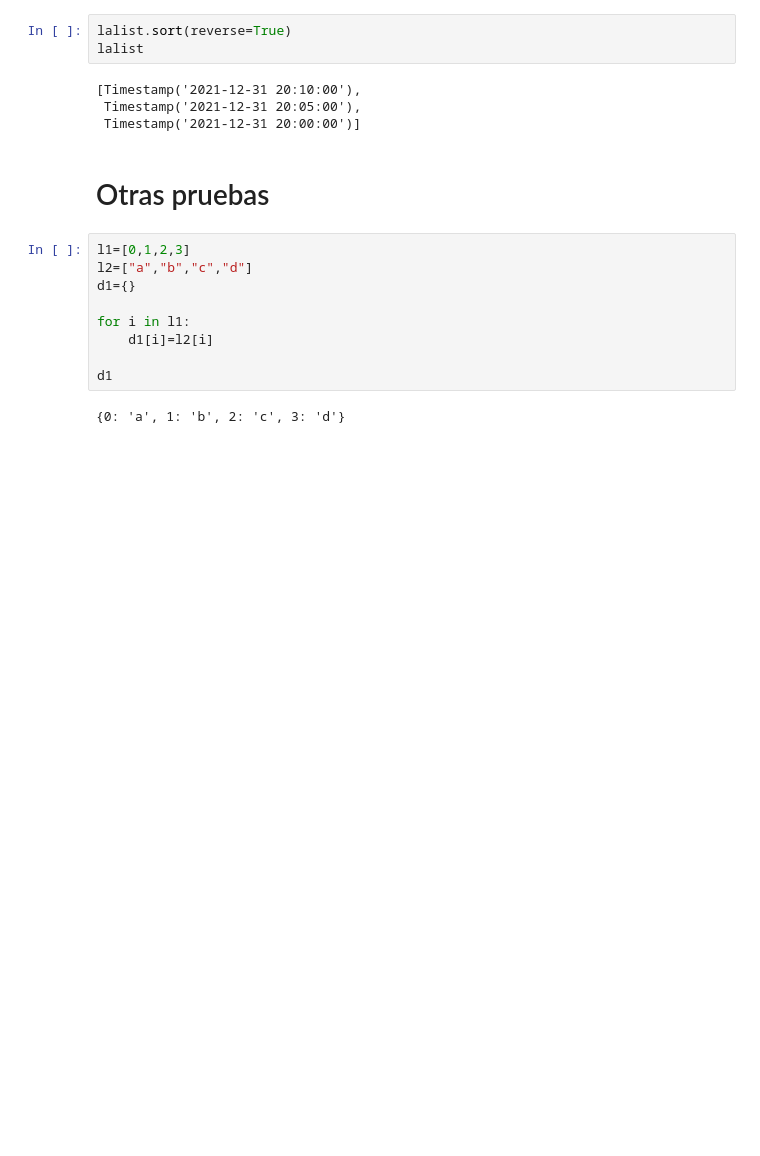
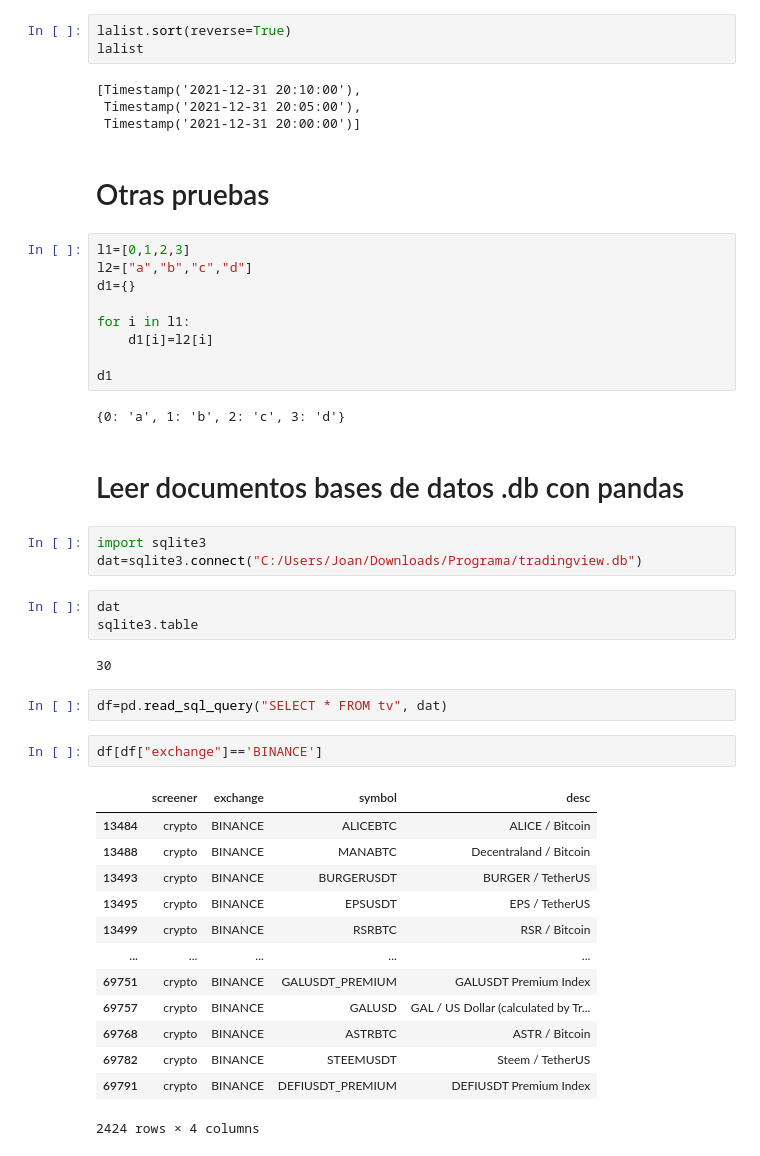
Before and after one commit to joankenobi/analisis_de_datos_copy_trading, a Jupyter notebook: Proyecto/notebooks/analisis_de_datos_prueba.ipynb, the cells around one changed output. Drawn from its saved outputs; the diff is of its cells as text; blank space fills up the shorter version.

```diff
--- a/Proyecto/notebooks/analisis_de_datos_prueba.ipynb
+++ b/Proyecto/notebooks/analisis_de_datos_prueba.ipynb
@@ -494,3 +496,31 @@ for i in l1:
 d1
 # %% [output]
 {0: 'a', 1: 'b', 2: 'c', 3: 'd'}
+# %% [markdown]
+# Leer documentos bases de datos .db con pandas
+# %%
+import sqlite3
+dat=sqlite3.connect("C:/Users/Joan/Downloads/Programa/tradingview.db")
+# %%
+dat
+sqlite3.table
+# %% [output]
+30
+# %%
+df=pd.read_sql_query("SELECT * FROM tv", dat)
+# %%
+df[df["exchange"]=='BINANCE']
+# %% [output]
+|  | screener | exchange | symbol | desc |
+| 13484 | crypto | BINANCE | ALICEBTC | ALICE / Bitcoin |
+| 13488 | crypto | BINANCE | MANABTC | Decentraland / Bitcoin |
+| 13493 | crypto | BINANCE | BURGERUSDT | BURGER / TetherUS |
+| 13495 | crypto | BINANCE | EPSUSDT | EPS / TetherUS |
+| 13499 | crypto | BINANCE | RSRBTC | RSR / Bitcoin |
+| ... | ... | ... | ... | ... |
+| 69751 | crypto | BINANCE | GALUSDT_PREMIUM | GALUSDT Premium Index |
+| 69757 | crypto | BINANCE | GALUSD | GAL / US Dollar (calculated by Tr... |
+| 69768 | crypto | BINANCE | ASTRBTC | ASTR / Bitcoin |
+| 69782 | crypto | BINANCE | STEEMUSDT | Steem / TetherUS |
+| 69791 | crypto | BINANCE | DEFIUSDT_PREMIUM | DEFIUSDT Premium Index |
+2424 rows × 4 columns
```
Also changed, not shown: parts of 12 cells of this notebook.
